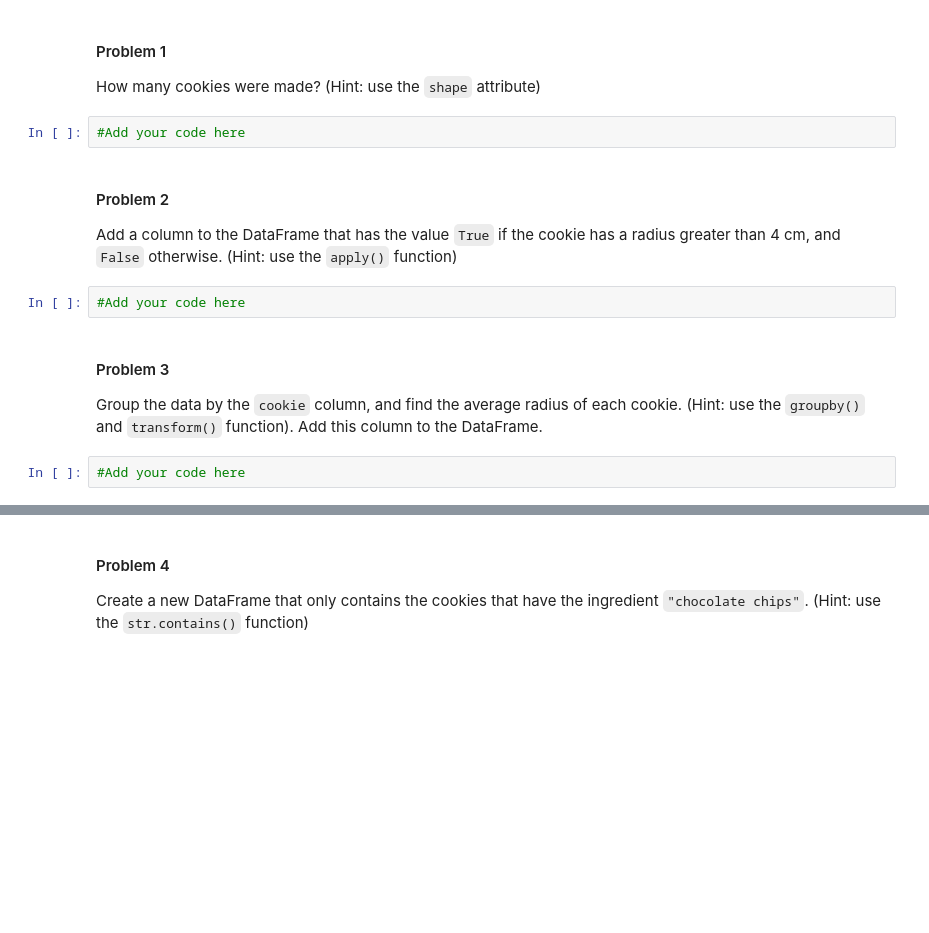
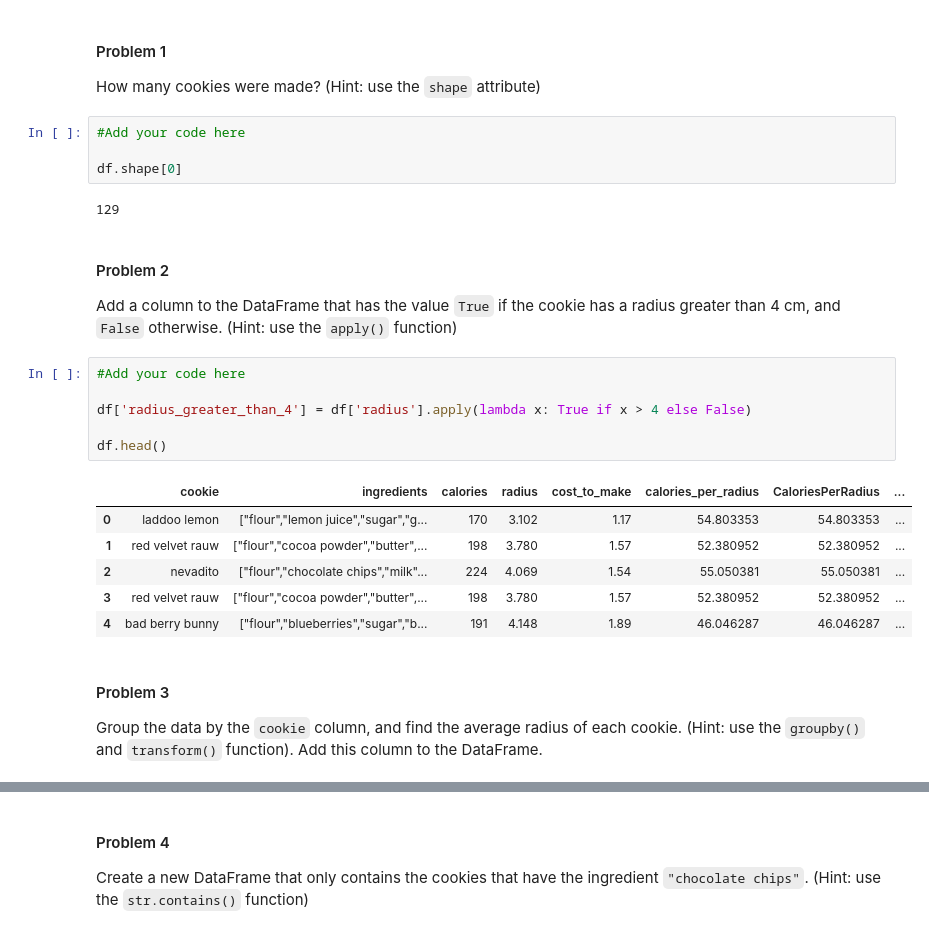
Before and after one commit to gallettilance/Data-Science-Fundamentals, a Jupyter notebook: labs/lab-02/lab02.ipynb, the cells around one changed output, grey strips where cells are left out. Cells and saved outputs as stored; diff of their text form; blank space fills up the shorter version.

```diff
--- a/labs/lab-02/lab02.ipynb
+++ b/labs/lab-02/lab02.ipynb
@@ -336,14 +348,27 @@ Now that you have learned some of Pandas' capabilities, let's try some practice
 How many cookies were made? (Hint: use the `shape` attribute)
 # %%
 #Add your code here
+
+df.shape[0]
+# %% [output]
+129
 # %% [markdown]
 #### Problem 2
 Add a column to the DataFrame that has the value `True` if the cookie has a radius greater than 4 cm, and `False` otherwise. (Hint: use the `apply()` function)
-# %%
-#Add your code here
+# %%
+#Add your code here
+
+df['radius_greater_than_4'] = df['radius'].apply(lambda x: True if x > 4 else False)
+
+df.head()
+# %% [output]
+|  | cookie | ingredients | calories | radius | cost_to_make | calories_per_radius | CaloriesPerRadius | ... |
+| 0 | laddoo lemon | ["flour","lemon juice","sugar","g... | 170 | 3.102 | 1.17 | 54.803353 | 54.803353 | ... |
+| 1 | red velvet rauw | ["flour","cocoa powder","butter",... | 198 | 3.780 | 1.57 | 52.380952 | 52.380952 | ... |
+| 2 | nevadito | ["flour","chocolate chips","milk"... | 224 | 4.069 | 1.54 | 55.050381 | 55.050381 | ... |
+| 3 | red velvet rauw | ["flour","cocoa powder","butter",... | 198 | 3.780 | 1.57 | 52.380952 | 52.380952 | ... |
+| 4 | bad berry bunny | ["flour","blueberries","sugar","b... | 191 | 4.148 | 1.89 | 46.046287 | 46.046287 | ... |
 # %% [markdown]
 #### Problem 3
 
 Group the data by the `cookie` column, and find the average radius of each cookie. (Hint: use the `groupby()` and `transform()` function). Add this column to the DataFrame.
-# %%
-#Add your code here
```
Also changed, not shown: parts of 10 cells of this notebook.
